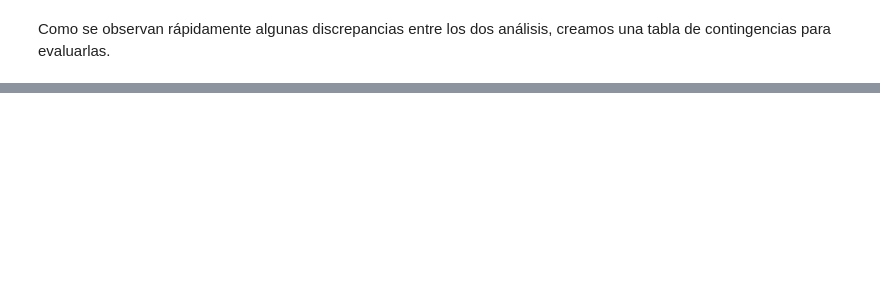
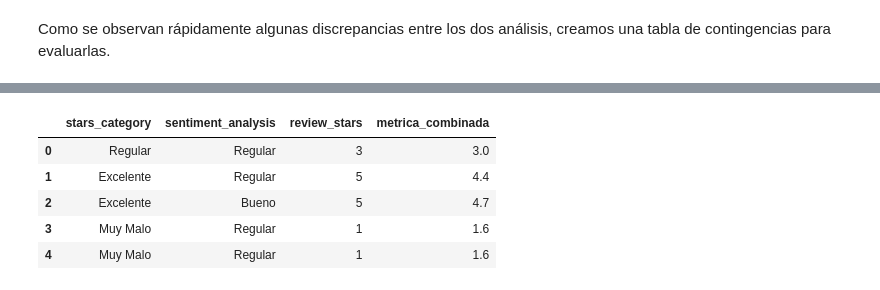
Before and after one commit to ConsultoraAnalisisDeMercado/PF_CONSULTORA_DATA, a Jupyter notebook: Notebooks/ETL.ipynb, the cells around one changed output, grey strips where cells are left out. Drawn from its saved outputs; the diff is of its cells as text; code cells hidden in the pictures; blank space fills up the shorter version.

```diff
--- a/Notebooks/ETL.ipynb
+++ b/Notebooks/ETL.ipynb
@@ -147,0 +433,25 @@ Podemos observar que hay un total de 2763 coincidencias entre las dos columnas,
+# %%
+# Mapeo de categorías a números del 1 al 5
+sentiment_mapping_numerico = {'Excelente': 5, 'Bueno': 4, 'Regular': 3, 'Malo': 2, 'Muy Malo': 1}
+
+# Aplicar el mapeo a la columna sentiment_analysis
+df['sentiment_analysis_numerico'] = df['sentiment_analysis'].map(sentiment_mapping_numerico)
+
+# Asignar pesos a las métricas
+peso_review_stars = 0.7
+peso_analisis_sentimiento = 0.3
+
+# Calcular métrica combinada
+df['metrica_combinada'] = (peso_review_stars * df['review_stars'] +
+                           peso_analisis_sentimiento * df['sentiment_analysis_numerico']) / (peso_review_stars + peso_analisis_sentimiento)
+# %%
+selected_columns = ['stars_category', 'sentiment_analysis','review_stars','metrica_combinada']
+
+df[selected_columns].head(5)
+# %% [output]
+|  | stars_category | sentiment_analysis | review_stars | metrica_combinada |
+| 0 | Regular | Regular | 3 | 3.0 |
+| 1 | Excelente | Regular | 5 | 4.4 |
+| 2 | Excelente | Bueno | 5 | 4.7 |
+| 3 | Muy Malo | Regular | 1 | 1.6 |
+| 4 | Muy Malo | Regular | 1 | 1.6 |
```
Also changed, not shown: parts of 34 cells of this notebook.
